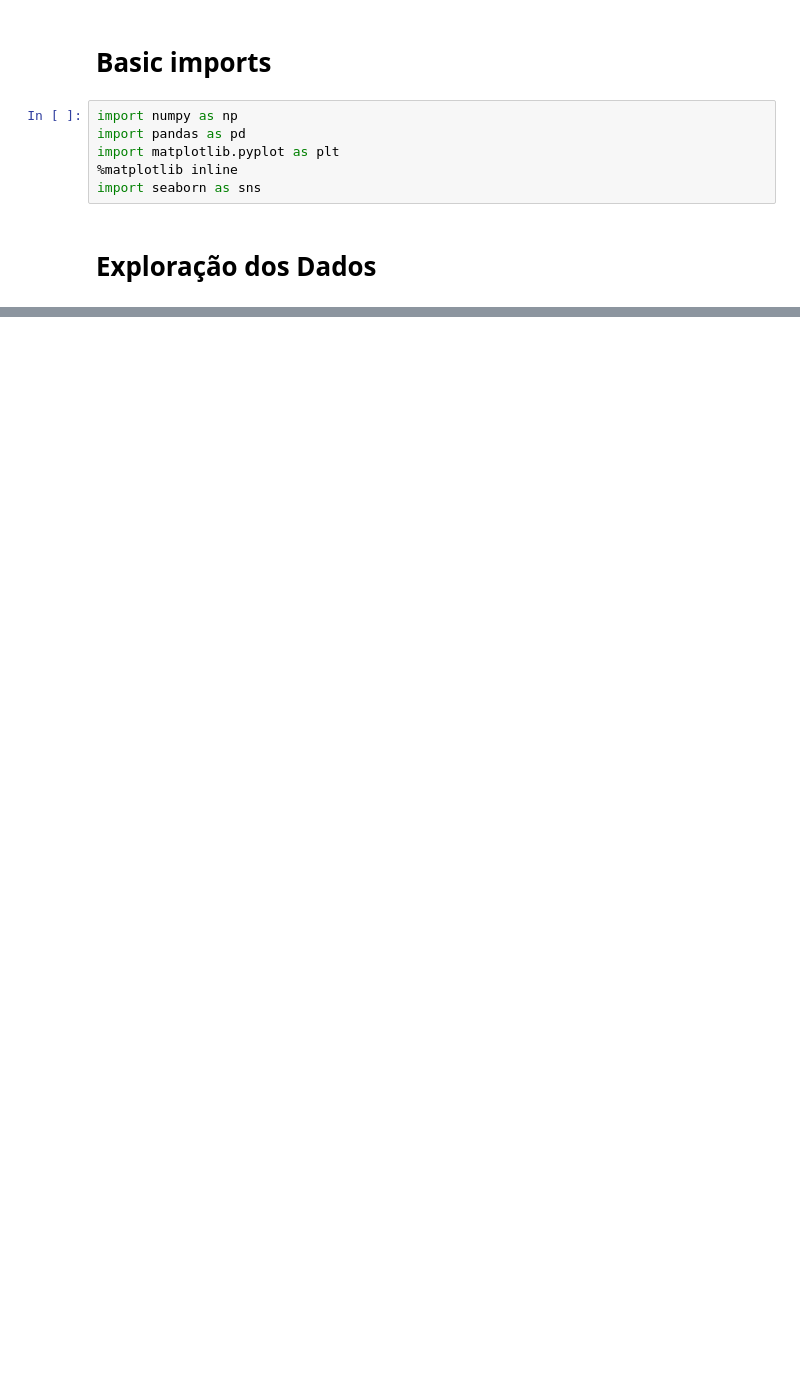
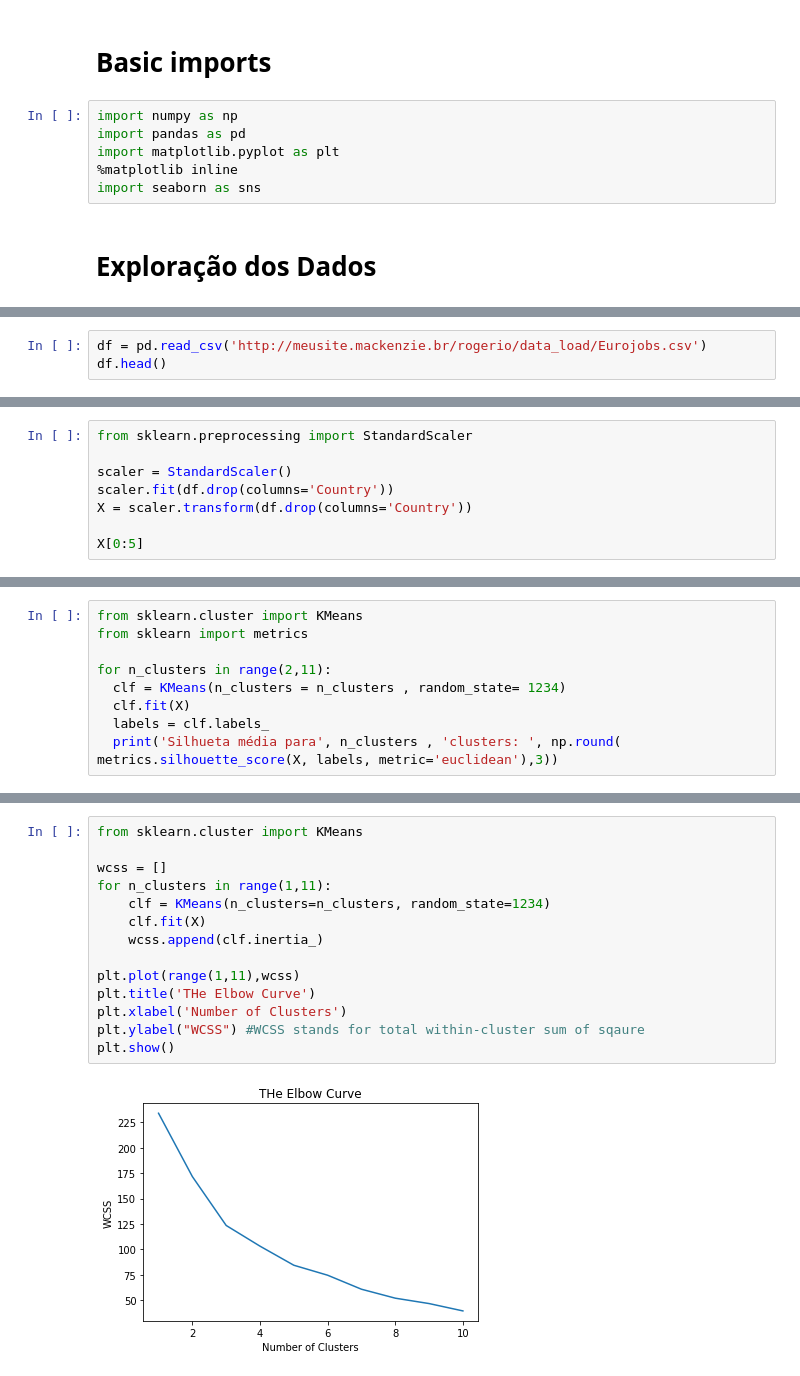
Before and after one commit to Rogerio-mack/BIG_DATA_Analytics_Mineracao_e_Analise_de_Dados, a Jupyter notebook: BIG_A5_Clustering.ipynb, the cells around one changed output, grey strips where cells are left out. Drawn from its saved outputs; the diff is of its cells as text; blank space fills up the shorter version.

```diff
--- a/BIG_A5_Clustering.ipynb
+++ b/BIG_A5_Clustering.ipynb
@@ -94,0 +48,3 @@ Faça a predição do preço, com o melhor dos modelos obtidos acima, de um imó
+# %%
+df = pd.read_csv('http://meusite.mackenzie.br/rogerio/data_load/Eurojobs.csv')
+df.head()
@@ -94,0 +86,8 @@ Faça a predição do preço, com o melhor dos modelos obtidos acima, de um imó
+# %%
+from sklearn.preprocessing import StandardScaler
+
+scaler = StandardScaler()
+scaler.fit(df.drop(columns='Country'))
+X = scaler.transform(df.drop(columns='Country'))
+
+X[0:5]
@@ -94,0 +111,9 @@ Faça a predição do preço, com o melhor dos modelos obtidos acima, de um imó
+# %%
+from sklearn.cluster import KMeans
+from sklearn import metrics
+
+for n_clusters in range(2,11):
+  clf = KMeans(n_clusters = n_clusters , random_state= 1234)
+  clf.fit(X)
+  labels = clf.labels_
+  print('Silhueta média para', n_clusters , 'clusters: ', np.round( metrics.silhouette_score(X, labels, metric='euclidean'),3))
@@ -94,0 +130,16 @@ Faça a predição do preço, com o melhor dos modelos obtidos acima, de um imó
+# %%
+from sklearn.cluster import KMeans
+
+wcss = []
+for n_clusters in range(1,11):
+    clf = KMeans(n_clusters=n_clusters, random_state=1234)
+    clf.fit(X)
+    wcss.append(clf.inertia_)
+
+plt.plot(range(1,11),wcss)
+plt.title('THe Elbow Curve')
+plt.xlabel('Number of Clusters')
+plt.ylabel("WCSS") #WCSS stands for total within-cluster sum of sqaure
+plt.show()
+# %% [output]
+[figure, added]
```
Also changed, not shown: parts of 42 cells of this notebook.
